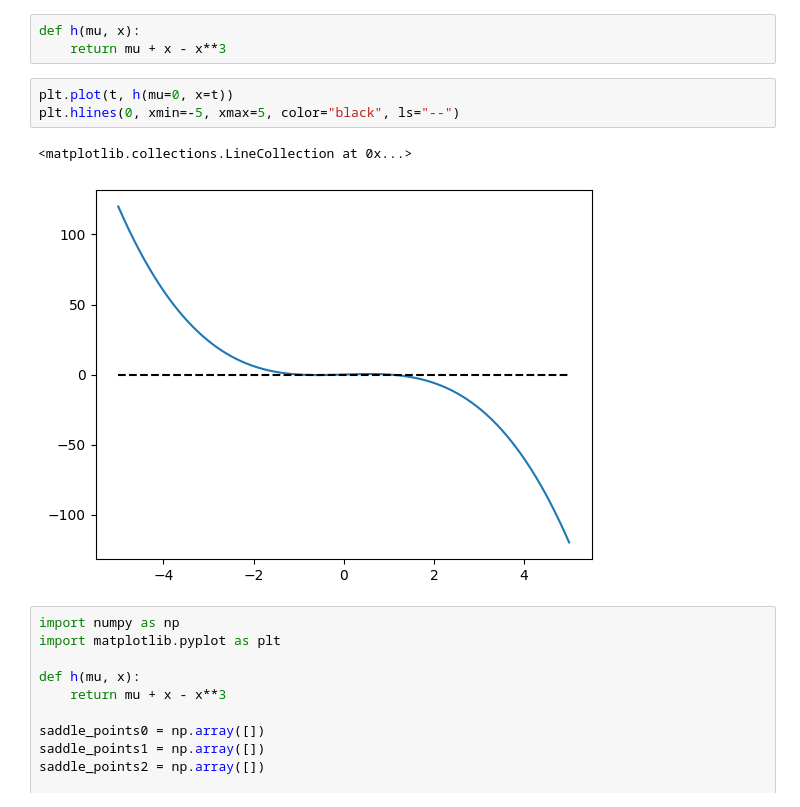
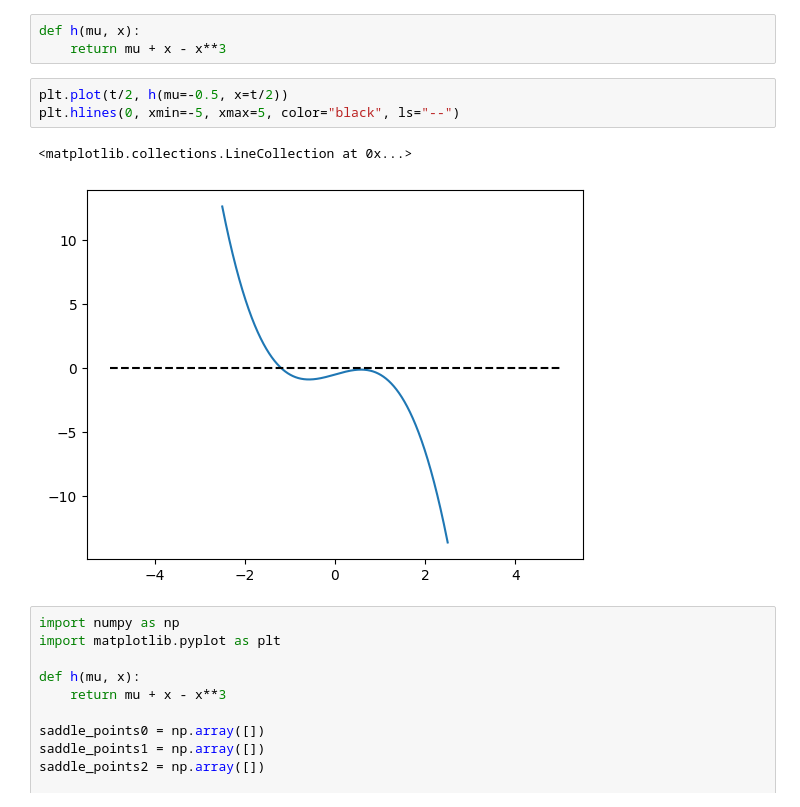
Before and after one commit to florianboergel/climateoftheocean, a Jupyter notebook: 2020-11-12-non-linear-dynamics.ipynb, the cells around one changed output. Drawn from its saved outputs; the diff is of its cells as text.

```diff
--- a/2020-11-12-non-linear-dynamics.ipynb
+++ b/2020-11-12-non-linear-dynamics.ipynb
@@ -329,11 +330,11 @@ $$\dot{x} = \mu + x - x^3.$$
 def h(mu, x):
     return mu + x - x**3
 # %%
-plt.plot(t, h(mu=0, x=t))
+plt.plot(t/2, h(mu=-0.5, x=t/2))
 plt.hlines(0, xmin=-5, xmax=5, color="black", ls="--")
 # %% [output]
 <matplotlib.collections.LineCollection at 0x...>
-[figure, old version]
+[figure, new version]
 # %%
 import numpy as np
 import matplotlib.pyplot as plt
```
Also changed, not shown: parts of 6 cells of this notebook, 1 other file.
